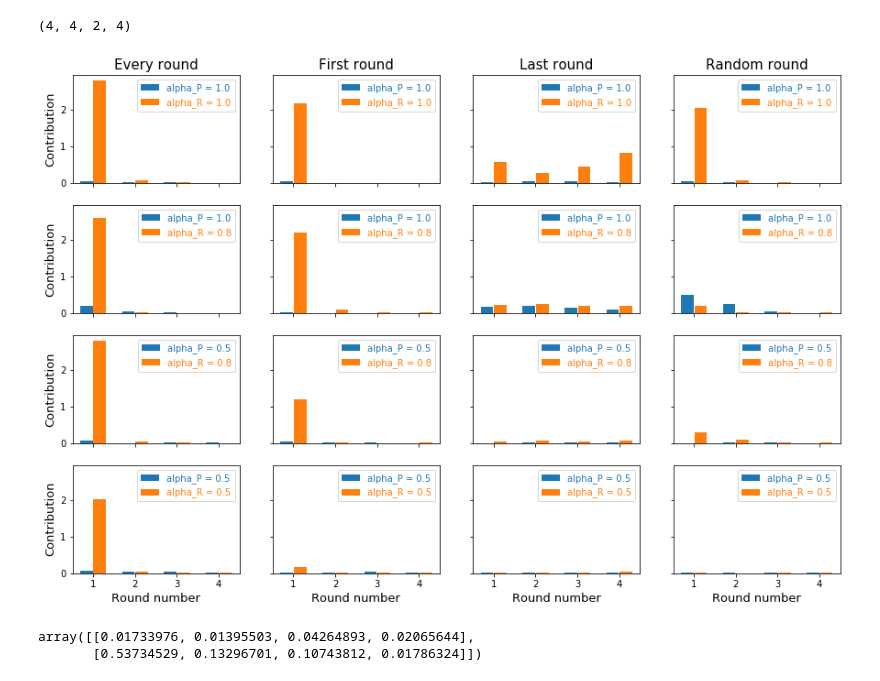
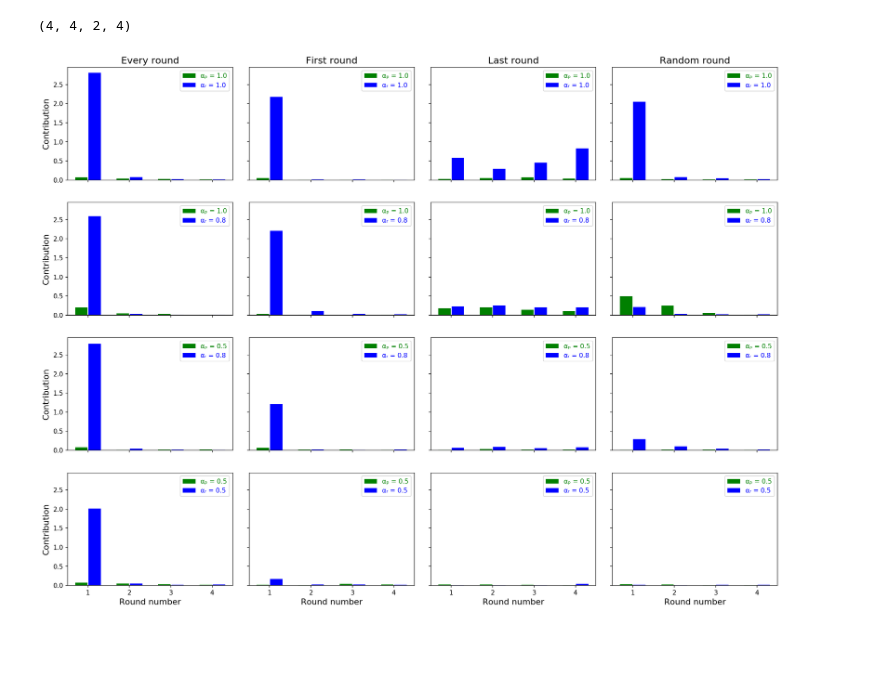
Before and after one commit to vladiulianbogdan/CGT_Project, a Jupyter notebook: Analysis_Figure4.ipynb, the cells around one changed output. Cells and saved outputs as stored; diff of their text form; code cells hidden in the pictures; blank space fills up the shorter version.

```diff
--- a/Analysis_Figure4.ipynb
+++ b/Analysis_Figure4.ipynb
@@ -73,3 +7,0 @@ header
-# %%
-ContributionArray = readContributionFileToData(fileName = testFile, heterogeneous = header["heterogenous"], rounds = int(header["number_of_rounds"]))
-ContributionArray.shape
@@ -78,2 +7,0 @@ ContributionArray.shape
-# %%
-fig = plotContributionVsGeneration(ContributionArray,True)
@@ -97,7 +9,13 @@ Things to further do:
 # Plotting Figure4
 # %%
 def readFigure4Data():
-    # Predefine some of the data:
+    """
+    Returns the averaged contribution data. Relevant for figure 4.
+    The correct files have to be provided in the local directory
+
+    One can change the generations over which is averaged down below with:
+    startIndex, endIndex = (70000,generations)
+    """
 
     generations = 100000
     numberOfRounds = 4
@@ -159,7 +77,7 @@ def plotFigure4(ContributionTensor):
         -ContributionTensor: a 4 dimensional numpy tensor where the indexes correspond to:
             ContributionTensor[alphaConfiguration,riskInRound,wealth,round]
     """
-    fig, axs = plt.subplots(nrows=4, ncols=4, sharex=True, sharey=True,figsize=(15,10))
+    fig, axs = plt.subplots(nrows=4, ncols=4, sharex=True, sharey=True,figsize=(20,15),dpi=150)
 
     # labels and titles
     Column_title = ["Every round", "First round", "Last round", "Random round"]
@@ -178,38 +96,35 @@ def plotFigure4(ContributionTensor):
     richLocation = centreLocation + bar_width/2 + gapInBetween/2
 
     arrayAlphaPoor = np.array([1.0,1.0,0.5,0.5])
     arrayAlphaRich = np.array([1.0,0.8,0.8,0.5])
 
     for row, (axs_row,(alphaPoor,alphaRich)) in enumerate(zip(axs,zip(arrayAlphaPoor,arrayAlphaRich))):
         for column, ax  in enumerate(axs_row):
             ### Set labels and title
             if row == 0:
                 ax.set_title(Column_title[column], fontsize=15)
             if column == 0:
                 ax.set_ylabel(y_axis_label, fontsize=13)
             if row == 3:# aka the last row
                 ax.set_xlabel(x_axis_label, fontsize=13)
 
             ### Set x-ticks correct
             ax.set_xticks(centreLocation)
 
             ### Plot the bars
-            ax.bar(poorLocation, ContributionTensor[row,column,0,:], bar_width, label=f"alpha_P = {alphaPoor}")
-            ax.bar(richLocation, ContributionTensor[row,column,1,:], bar_width, label=f"alpha_R = {alphaRich}")
+            ax.bar(poorLocation, ContributionTensor[row,column,0,:], bar_width, color="g", label=f"\u03B1\u209A = {alphaPoor}")
+            ax.bar(richLocation, ContributionTensor[row,column,1,:], bar_width, color="b", label=f"\u03B1ᵣ = {alphaRich}")
 
             ### Plot legend
             leg = ax.legend()
             # Set text of the color equal to that of the barr.
             for patch,text in zip(leg.get_patches(), leg.get_texts()):
                 text.set_color(patch.get_facecolor())
 
+    plt.subplots_adjust( wspace=0.1, hspace=None)
 
+    #plt.savefig("figure4.png")
 
 plotFigure4(ContributionFig4)
 # %% [output]
-[figure, old version]
+[figure, new version]
-# %%
-ContributionFig4[0,0]
-# %% [output]
-array([[0.01733976, 0.01395503, 0.04264893, 0.02065644],
-       [0.53734529, 0.13296701, 0.10743812, 0.01786324]])
```
Also changed, not shown: parts of 12 cells of this notebook, 1 other file.
